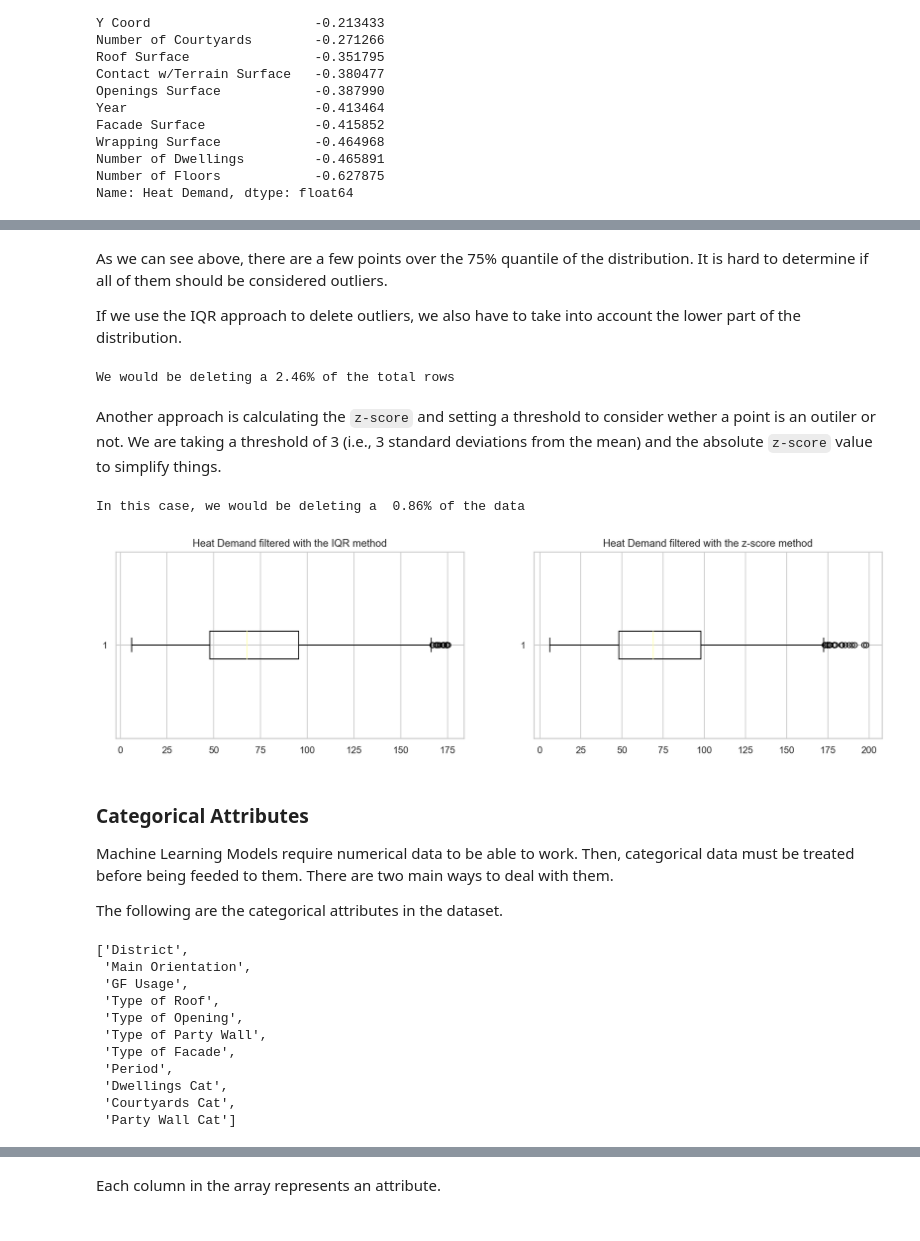
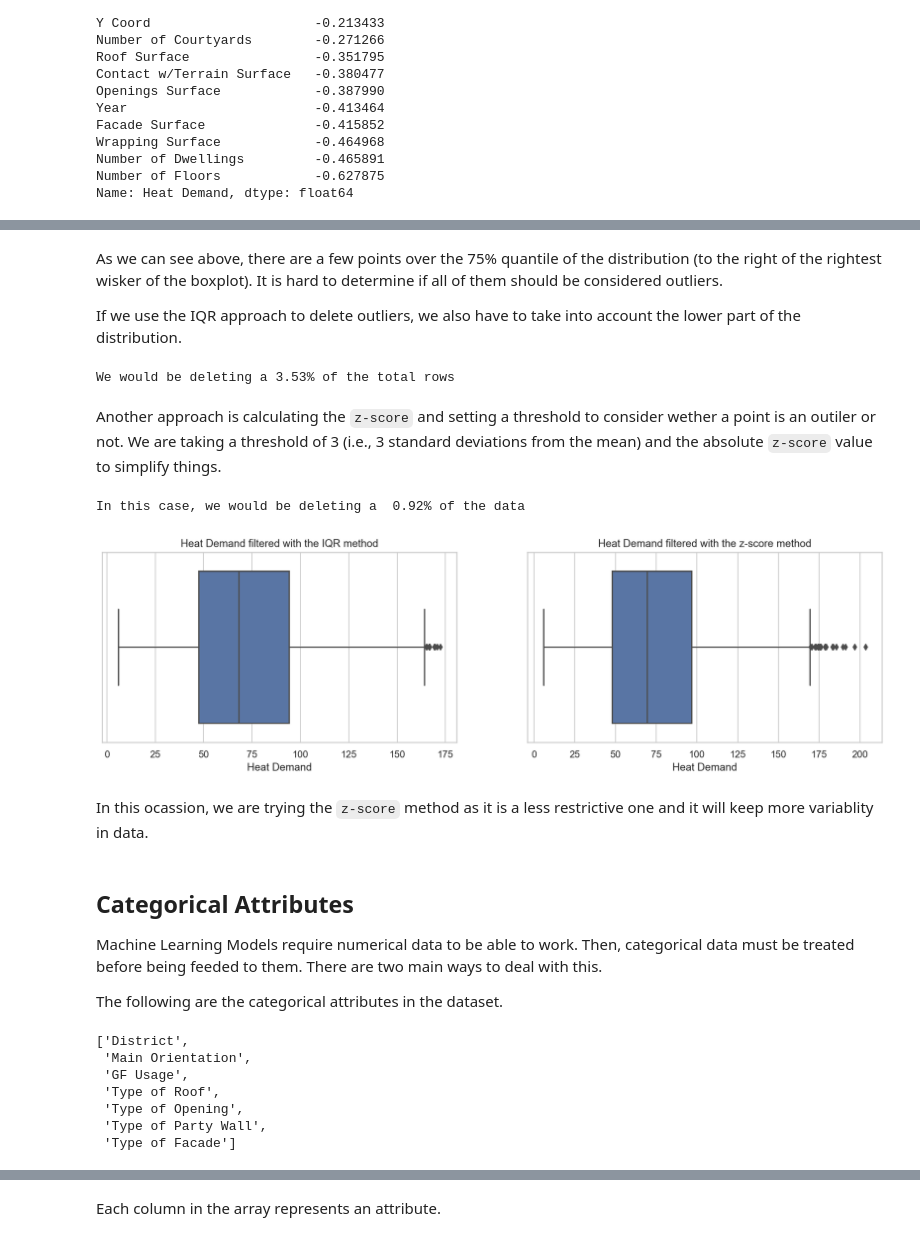
Before and after one commit to carlosdavila91/santboi_heatdemand, a Jupyter notebook: models.ipynb, the cells around one changed output, grey strips where cells are left out. Saved outputs shown, nothing was run; the diff lists cells and outputs as text; code cells hidden in the pictures.

```diff
--- a/models.ipynb
+++ b/models.ipynb
@@ -469,47 +489,48 @@ plt.show()
 # %% [markdown]
-As we can see above, there are a few points over the 75% quantile of the distribution. It is hard to determine if all of them should be considered outliers.
+As we can see above, there are a few points over the 75% quantile of the distribution (to the right of the rightest wisker of the boxplot). It is hard to determine if all of them should be considered outliers.
 
 If we use the IQR approach to delete outliers, we also have to take into account the lower part of the distribution.
 # %%
-def drop_outliers_by_iqr(df, variable):
-    IQR = df[variable].quantile(.75) - df[variable].quantile(.25)
-    low_limit = df[variable].quantile(.25) - 1.5*IQR
-    top_limit = df[variable].quantile(.75) + 1.5*IQR
-
-    outlier_condition = (df[variable] > low_limit) & (df[variable] < top_limit)
-    return df[outlier_condition]
+def drop_outliers_by_iqr(s, variable_idx=0):
+    IQR = s.quantile(.75) - s.quantile(.25)
+    low_limit = s.quantile(.25) - 1.5*IQR
+    top_limit = s.quantile(.75) + 1.5*IQR
+    outlier_condition = (s > low_limit) & (s < top_limit)
+    return s[outlier_condition]
 # %%
-buildings_iqr = drop_outliers_by_iqr(buildings, variable="Heat Demand")
-pctg = 100*(buildings.shape[0] - buildings_iqr.shape[0]) / (buildings.shape[0])
+buildings_labels_iqr = drop_outliers_by_iqr(buildings_labels, 0)
+pctg = 100*(buildings_labels.shape[0] - buildings_labels_iqr.shape[0]) / (buildings_labels.shape[0])
 print("We would be deleting a {:.2f}% of the total rows".format(pctg))
 # %% [output]
-We would be deleting a 2.46% of the total rows
+We would be deleting a 3.53% of the total rows
 # %% [markdown]
 Another approach is calculating the `z-score` and setting a threshold to consider wether a point is an outiler or not. We are taking a threshold of 3 (i.e., 3 standard deviations from the mean) and the absolute `z-score` value to simplify things.
 # %%
 from scipy import stats
 import numpy as np
 
-def drop_outliers_by_zscore(df, variable, threshold):
-    z_score = np.abs(stats.zscore(df[variable]))
+def drop_outliers_by_zscore(s, threshold=3):
+    z_score = np.abs(stats.zscore(s))
     idx = np.where(z_score < threshold)
-    return df.iloc[idx[0],]
+    return s.iloc[idx[0],]
 # %%
-buildings_z = drop_outliers_by_zscore(buildings, variable="Heat Demand", threshold=3)
+buildings_labels_z = drop_outliers_by_zscore(buildings_labels, threshold=3)
 sentence = "In this case, we would be deleting a "
-pctg = 100*(buildings.shape[0] - buildings_z.shape[0]) / (buildings.shape[0])
+pctg = 100*(buildings_labels.shape[0] - buildings_labels_z.shape[0]) / (buildings_labels.shape[0])
 print(sentence, "{:.2f}% of the data".format(pctg))
 # %% [output]
-In this case, we would be deleting a  0.86% of the data
+In this case, we would be deleting a  0.92% of the data
 # %%
 plt.figure(figsize=(16, 4))
 
 plt.subplot(121)
-plt.boxplot(buildings_iqr["Heat Demand"], vert=False)
+sns.boxplot(buildings_labels_iqr)
 plt.title("Heat Demand filtered with the IQR method")
 plt.subplot(122)
-plt.boxplot(buildings_z["Heat Demand"], vert=False)
+sns.boxplot(buildings_labels_z)
 plt.title("Heat Demand filtered with the z-score method")
 plt.show()
 # %% [output]
-[figure, old version]
+[figure, new version]
+# %% [markdown]
+In this ocassion, we are trying the `z-score` method as it is a less restrictive one and it will keep more variablity in data.
@@ -516,12 +540,12 @@ plt.show()
 # %% [markdown]
-### Categorical Attributes
+## Categorical Attributes
 
-Machine Learning Models require numerical data to be able to work. Then, categorical data must be treated before being feeded to them. There are two main ways to deal with them.
+Machine Learning Models require numerical data to be able to work. Then, categorical data must be treated before being feeded to them. There are two main ways to deal with this.
 
 The following are the categorical attributes in the dataset.
 # %%
 buildings_cat = buildings.select_dtypes(("object", "category"))
-buildings_cat_names = list(buildings_cat.columns.values)
+buildings_cat_names = buildings_cat.columns.values.tolist()
 buildings_cat_names
 # %% [output]
 ['District',
@@ -530,9 +554,5 @@ buildings_cat_names
  'Type of Roof',
  'Type of Opening',
  'Type of Party Wall',
- 'Type of Facade',
- 'Period',
- 'Dwellings Cat',
- 'Courtyards Cat',
- 'Party Wall Cat']
+ 'Type of Facade']
 # %% [markdown]
```
Also changed, not shown: parts of 154 cells of this notebook, 3 other files.
